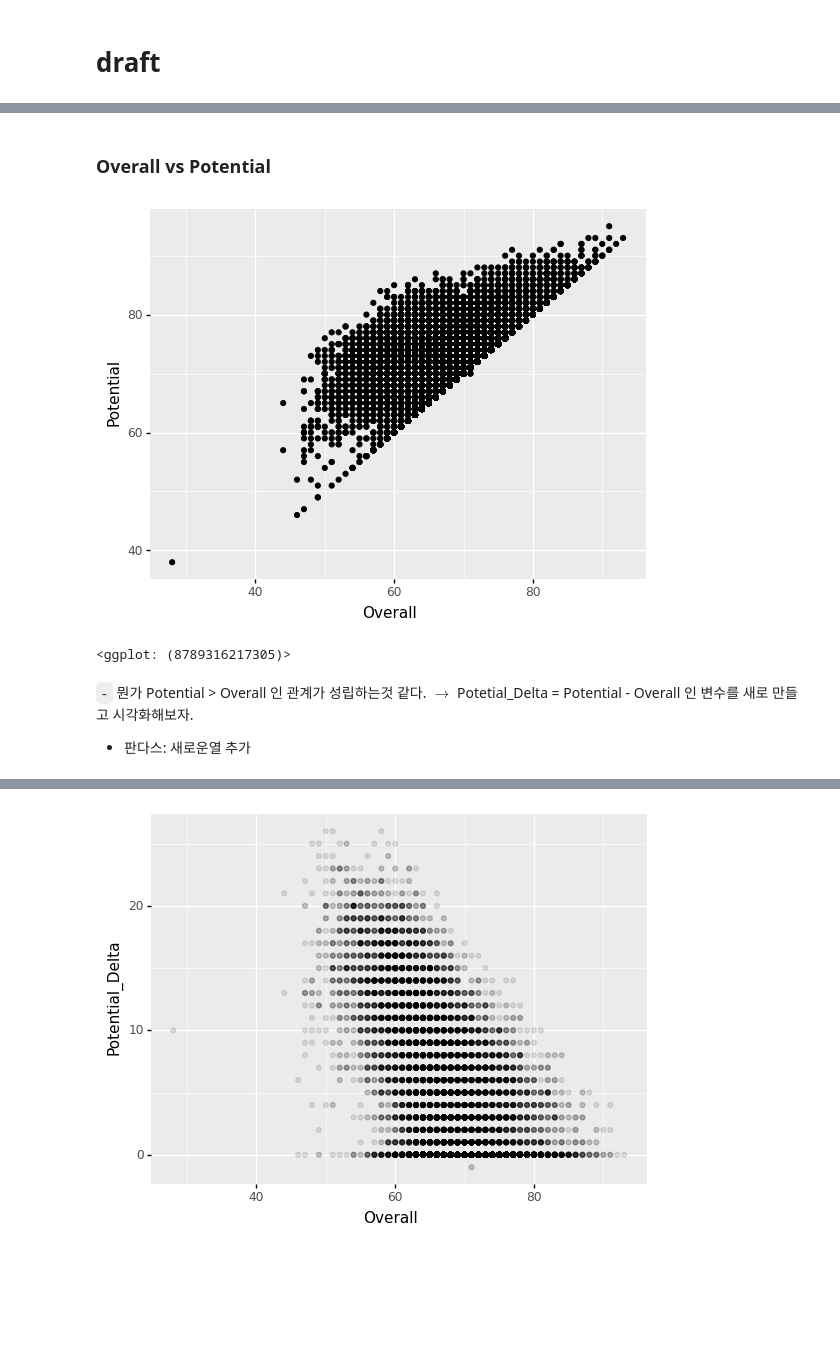
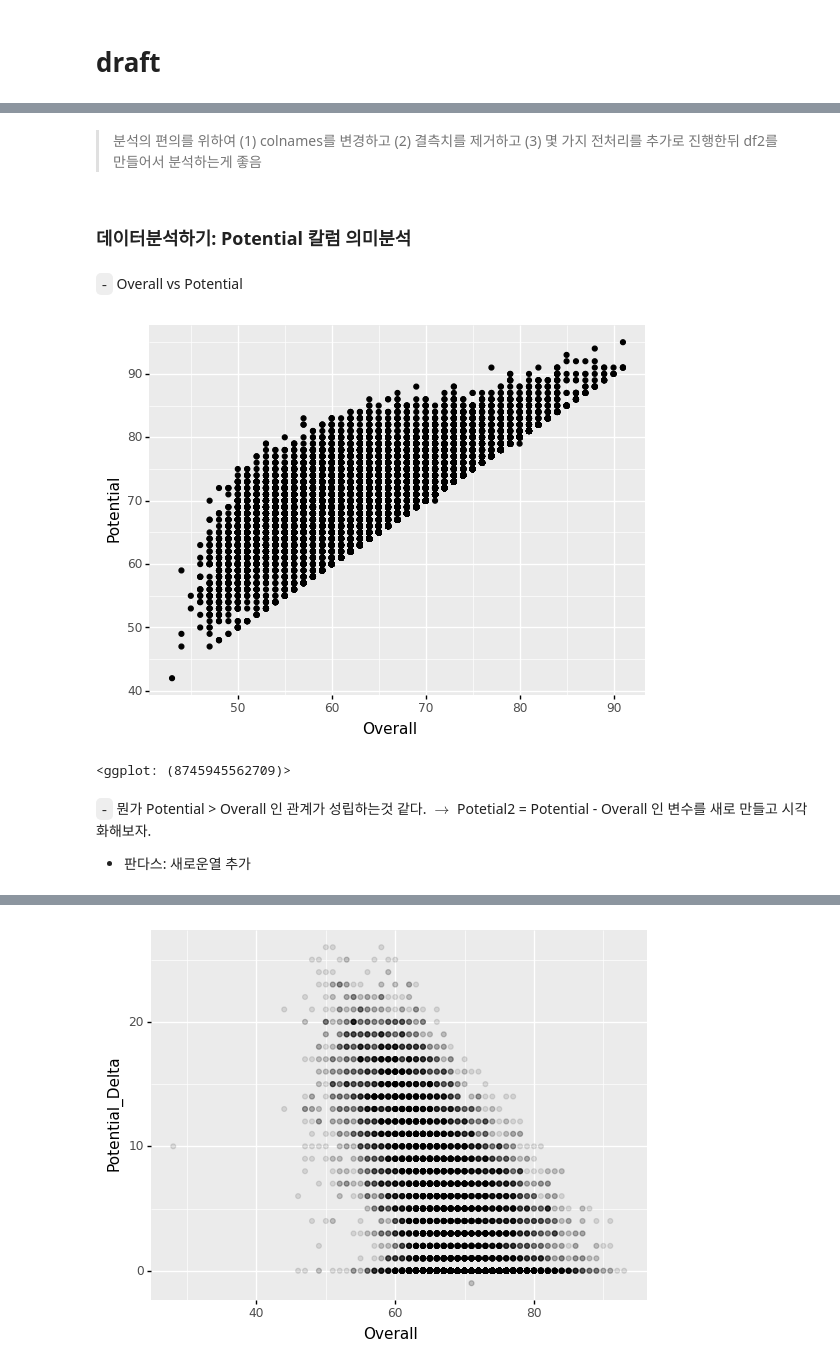
Before and after one commit to guebin/DV2022_backup, a Jupyter notebook: _notebooks/draft.ipynb, the cells around one changed output, grey strips where cells are left out. Cells and saved outputs as stored; diff of their text form; code cells hidden in the pictures; blank space fills up the shorter version.

```diff
--- a/_notebooks/draft.ipynb
+++ b/_notebooks/draft.ipynb
@@ -15,2 +25,3 @@
 # %%
-fifa22=pd.read_csv('https://raw.githubusercontent.com/guebin/2021DV/master/_notebooks/2021-10-25-FIFA22_official_data.csv')
+df=pd.read_csv('FIFA23_official_data.csv')
+df.head()
@@ -30,0 +258,2 @@ fifa22.head()
+# %%
+df.set_axis(pd.Index(map(lambda x: x.replace(' ','_'),df.columns)),axis=1)
@@ -31,10 +397,14 @@ fifa22.head()
+# %% [markdown]
+> 분석의 편의를 위하여 (1) colnames를 변경하고 (2) 결측치를 제거하고 (3) 몇 가지 전처리를 추가로 진행한뒤 df2를 만들어서 분석하는게 좋음
 # %% [markdown]
-### Overall vs Potential
+### 데이터분석하기: Potential 칼럼 의미분석
+# %% [markdown]
+`-` Overall vs Potential
 # %%
-ggplot(data=fifa22)+geom_point(aes(x='Overall', y='Potential'))
+ggplot(data=df)+geom_point(aes(x='Overall', y='Potential'))
 # %% [output]
-[figure, old version]
+[figure, new version]
-<ggplot: (8789316217305)>
+<ggplot: (8745945562709)>
 # %% [markdown]
-`-` 뭔가 Potential > Overall 인 관계가 성립하는것 같다. $\to$ Potetial_Delta = Potential - Overall 인 변수를 새로 만들고 시각화해보자.
+`-` 뭔가 Potential > Overall 인 관계가 성립하는것 같다. $\to$ Potetial2 = Potential - Overall 인 변수를 새로 만들고 시각화해보자.
 - 판다스: 새로운열 추가
```
Also changed, not shown: parts of 288 cells of this notebook, 2 other files.
